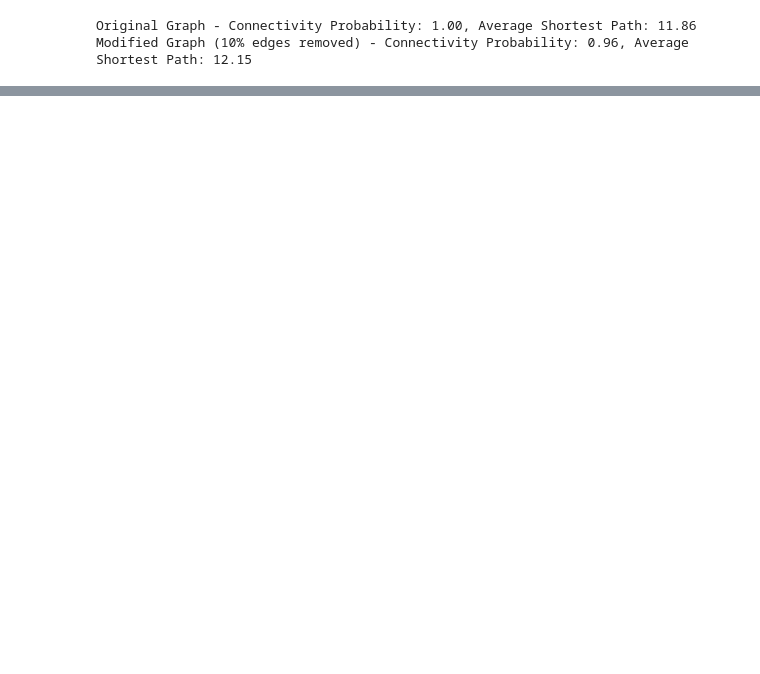
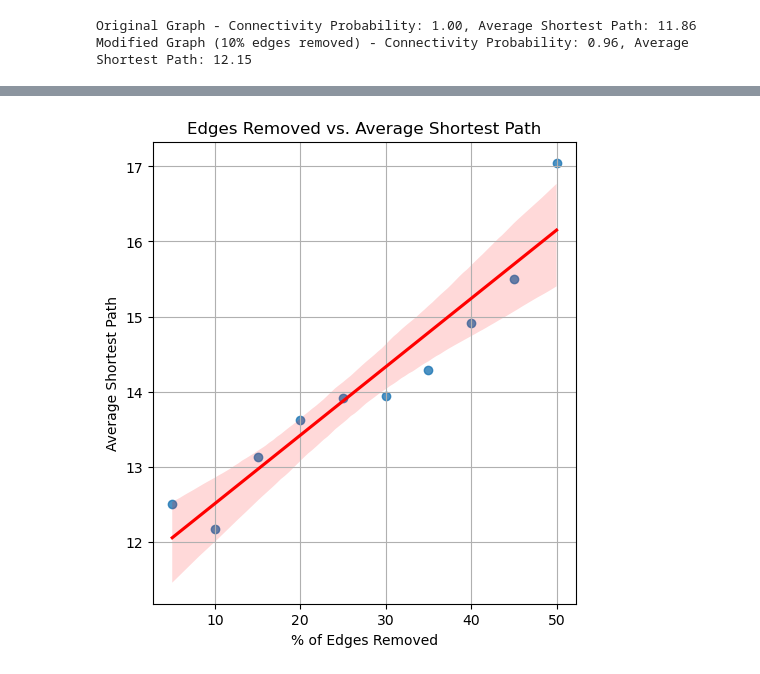
Before and after one commit to Luke-zm/statistical_analysis_of_networks, a Jupyter notebook: week3_practical.ipynb, the cells around one changed output, grey strips where cells are left out. Saved outputs shown, nothing was run; the diff lists cells and outputs as text; code cells hidden in the pictures; blank space fills up the shorter version.

```diff
--- a/week3_practical.ipynb
+++ b/week3_practical.ipynb
@@ -265,0 +324,16 @@ Modified Graph (10% edges removed) - Connectivity Probability: 0.96, Average Sho
+# %%
+import seaborn as sns
+import matplotlib.pyplot as plt
+
+# Plot the results
+plt.figure(figsize=(12, 6))
+
+# Plot 1: % Edges Removed vs. Average Shortest Path
+plt.subplot(1, 2, 1)
+sns.regplot(x=percent_edges_removed, y=average_shortest_paths, marker='o', line_kws={"color": "red"})
+plt.xlabel('% of Edges Removed')
+plt.ylabel('Average Shortest Path')
+plt.title('Edges Removed vs. Average Shortest Path')
+plt.grid(True)
+# %% [output]
+[figure, added]
```
Also changed, not shown: parts of 9 cells of this notebook, 4 other files.
